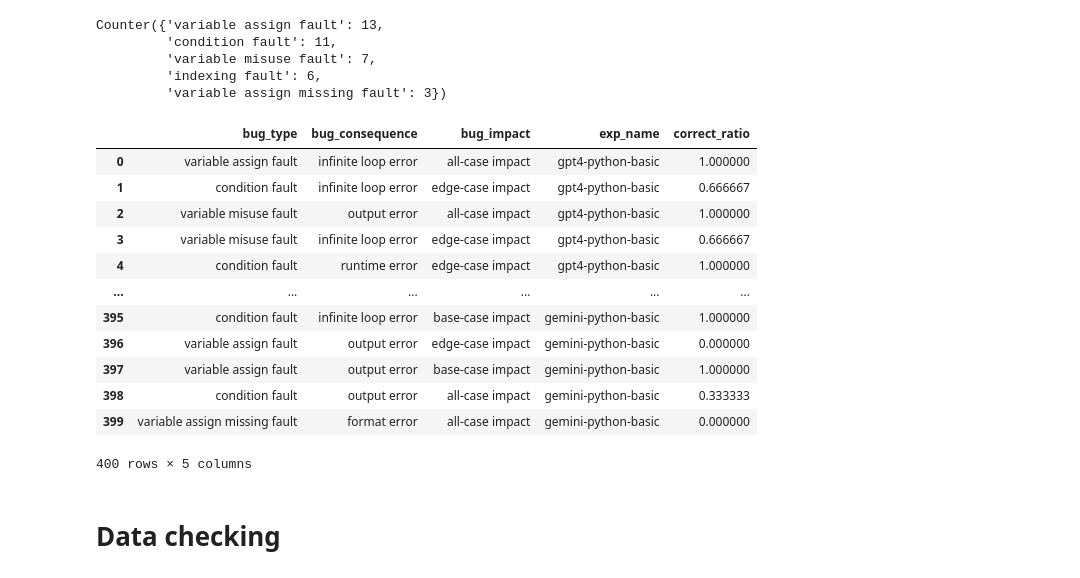
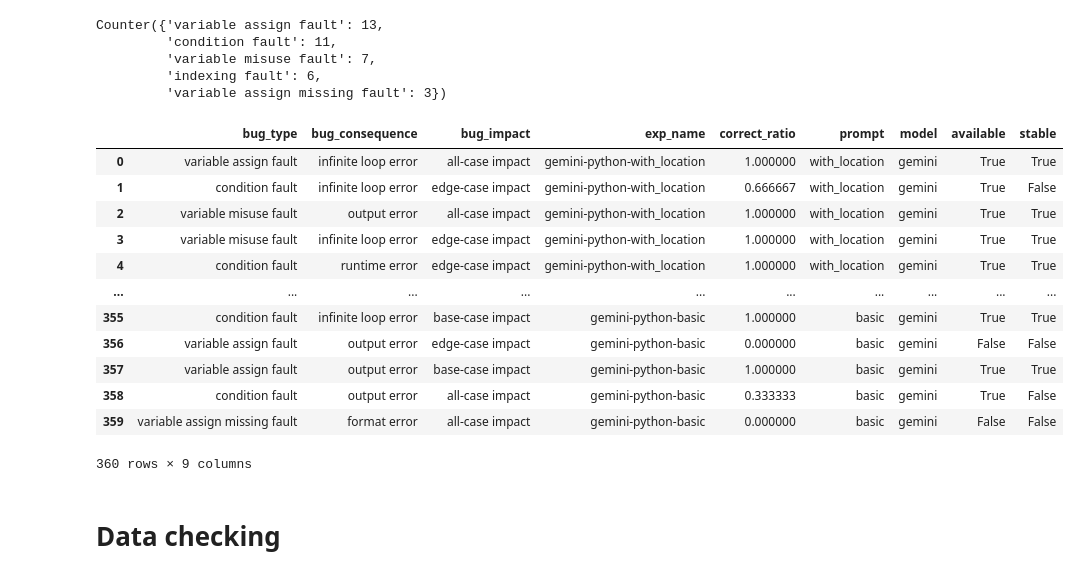
Before and after one commit to alan8365/LLM-dubug, a Jupyter notebook: src/plot.ipynb, the cells around one changed output. Cells and saved outputs as stored; diff of their text form; code cells hidden in the pictures.

```diff
--- a/src/plot.ipynb
+++ b/src/plot.ipynb
@@ -21,6 +24,11 @@ for exp_name in exp_names:
     exp_dir = base_dir / exp_name
     eval_dir = exp_dir / "evals"
     art_eval_dir = exp_dir / "evals_art"
+
+    if not art_eval_dir.exists():
+        continue
+
+    exp_name = re.sub("_v\d", "", exp_name)
 
     all_eval_path = list(eval_dir.glob('*'))
     all_eval_path = sorted(all_eval_path, key = lambda p: int(p.name.split('.')[0]))
@@ -58,5 +66,5 @@ for exp_name in exp_names:
 
     exp_correct_ratio[exp_name] = exp_col
 
-exp_correct_ratio
+exp_correct_ratio.keys()
 # %% [output]
@@ -115,48 +107,60 @@ Counter({'variable assign fault': 13,
          'indexing fault': 6,
          'variable assign missing fault': 3})
 # %%
+import re
+
 bug_type_list = []
 bug_consequence_list = []
 bug_impact_list = []
 
 exp_name_list = []
 correct_ratio_list = []
 
 for exp_name, exp_info in exp_correct_ratio.items():
     for prog_name, correct_ratio in exp_info.items():
         bug_type = bug_type_dict[prog_name]
         bug_consequence = bug_consequence_dict[prog_name]
         bug_impact = bug_impact_dict[prog_name]
+
+        exp_name = re.sub("_v\d", "", exp_name)
 
         correct_ratio_list.append(correct_ratio)
         exp_name_list.append(exp_name)
 
         bug_type_list.append(bug_type)
         bug_consequence_list.append(bug_consequence)
         bug_impact_list.append(bug_impact)
 
 correct_ratio_df = pd.DataFrame({
     'bug_type': bug_type_list,
     'bug_consequence': bug_consequence_list,
     'bug_impact': bug_impact_list,
     'exp_name': exp_name_list,
     'correct_ratio': correct_ratio_list,
 })
 
+correct_ratio_df["prompt"] = correct_ratio_df["exp_name"].str.split('-').str[-1]
+correct_ratio_df["model"] = correct_ratio_df["exp_name"].str.split('-').str[0]
+
+correct_ratio_df["available"] = correct_ratio_df["correct_ratio"] > 0
+correct_ratio_df["stable"] = correct_ratio_df["correct_ratio"] == 1
+
+correct_ratio_df.to_csv("correct_ratio_df.csv")
+
 correct_ratio_df
 # %% [output]
-|  | bug_type | bug_consequence | bug_impact | exp_name | correct_ratio |
-| 0 | variable assign fault | infinite loop error | all-case impact | gpt4-python-basic | 1.000000 |
-| 1 | condition fault | infinite loop error | edge-case impact | gpt4-python-basic | 0.666667 |
-| 2 | variable misuse fault | output error | all-case impact | gpt4-python-basic | 1.000000 |
-| 3 | variable misuse fault | infinite loop error | edge-case impact | gpt4-python-basic | 0.666667 |
-| 4 | condition fault | runtime error | edge-case impact | gpt4-python-basic | 1.000000 |
-| ... | ... | ... | ... | ... | ... |
-| 395 | condition fault | infinite loop error | base-case impact | gemini-python-basic | 1.000000 |
-| 396 | variable assign fault | output error | edge-case impact | gemini-python-basic | 0.000000 |
-| 397 | variable assign fault | output error | base-case impact | gemini-python-basic | 1.000000 |
-| 398 | condition fault | output error | all-case impact | gemini-python-basic | 0.333333 |
-| 399 | variable assign missing fault | format error | all-case impact | gemini-python-basic | 0.000000 |
+|  | bug_type | bug_consequence | bug_impact | exp_name | correct_ratio | prompt | model | available | stable |
+| 0 | variable assign fault | infinite loop error | all-case impact | gemini-python-with_location | 1.000000 | with_location | gemini | True | True |
+| 1 | condition fault | infinite loop error | edge-case impact | gemini-python-with_location | 0.666667 | with_location | gemini | True | False |
+| 2 | variable misuse fault | output error | all-case impact | gemini-python-with_location | 1.000000 | with_location | gemini | True | True |
+| 3 | variable misuse fault | infinite loop error | edge-case impact | gemini-python-with_location | 1.000000 | with_location | gemini | True | True |
+| 4 | condition fault | runtime error | edge-case impact | gemini-python-with_location | 1.000000 | with_location | gemini | True | True |
+| ... | ... | ... | ... | ... | ... | ... | ... | ... | ... |
+| 355 | condition fault | infinite loop error | base-case impact | gemini-python-basic | 1.000000 | basic | gemini | True | True |
+| 356 | variable assign fault | output error | edge-case impact | gemini-python-basic | 0.000000 | basic | gemini | False | False |
+| 357 | variable assign fault | output error | base-case impact | gemini-python-basic | 1.000000 | basic | gemini | True | True |
+| 358 | condition fault | output error | all-case impact | gemini-python-basic | 0.333333 | basic | gemini | True | False |
+| 359 | variable assign missing fault | format error | all-case impact | gemini-python-basic | 0.000000 | basic | gemini | False | False |
-400 rows × 5 columns
+360 rows × 9 columns
 # %% [markdown]
 # Data checking
```
Also changed, not shown: parts of 18 cells of this notebook, 3 other files.
